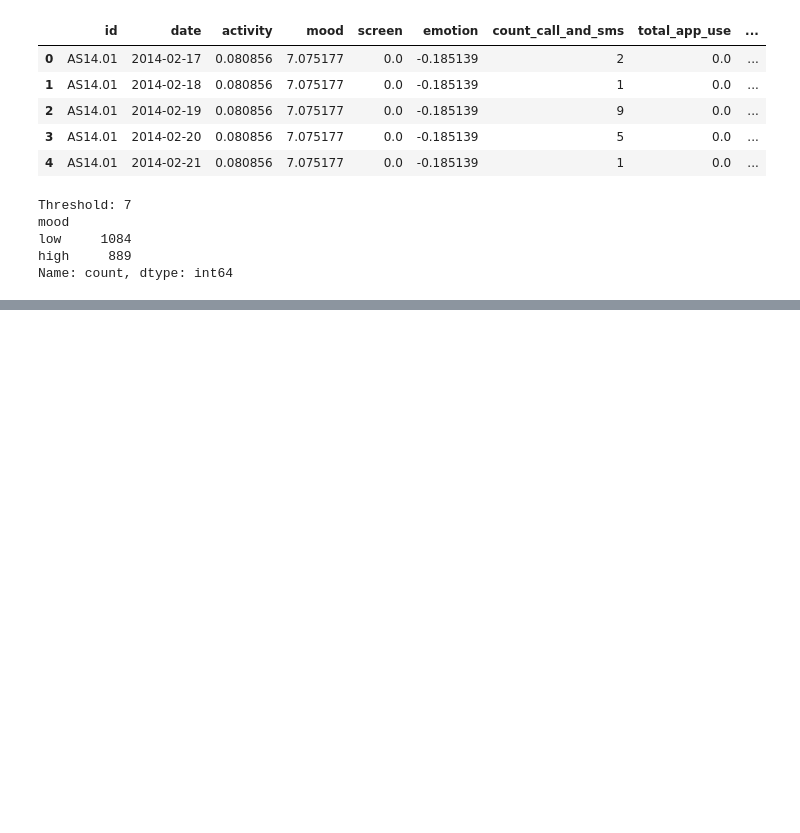
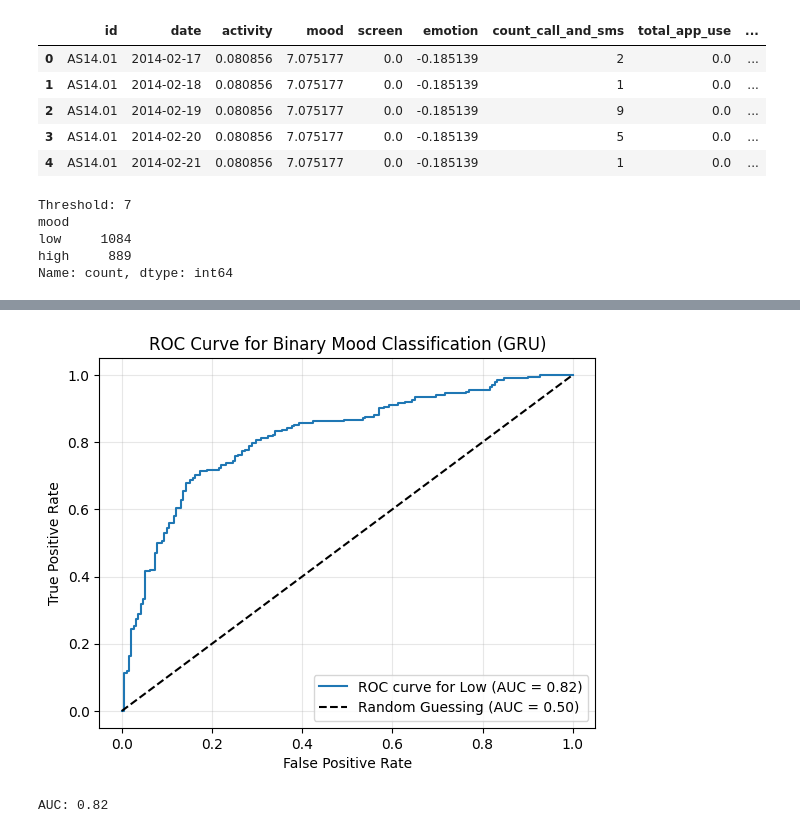
Before and after one commit to avril-rdgz/DMT_Assignment_1, a Jupyter notebook: notebooks/classification_ts.ipynb, the cells around one changed output, grey strips where cells are left out. Saved outputs shown, nothing was run; the diff lists cells and outputs as text; code cells hidden in the pictures; blank space fills up the shorter version.

Commit message:
added roc plot

```diff
--- a/notebooks/classification_ts.ipynb
+++ b/notebooks/classification_ts.ipynb
@@ -258,0 +267,23 @@ weighted avg       0.76      0.76      0.76       381
+# %%
+from sklearn.metrics import roc_curve, auc
+
+y_prob_low = 1 - model.predict(X_test_final, verbose=0).flatten()
+fpr, tpr, _ = roc_curve(y_test, y_prob_low, pos_label=0)
+roc_auc = auc(fpr, tpr)
+
+plt.figure()
+plt.plot(fpr, tpr, label=f'ROC curve for Low (AUC = {roc_auc:.2f})')
+plt.plot([0, 1], [0, 1], 'k--', label='Random Guessing (AUC = 0.50)')
+plt.xlabel('False Positive Rate')
+plt.ylabel('True Positive Rate')
+plt.title('ROC Curve for Binary Mood Classification (GRU)')
+plt.legend(loc='lower right')
+plt.savefig('gru_roc_curve.pdf')
+plt.grid(alpha=0.3)
+plt.savefig('gru_roc_curve.pdf')
+plt.show()
+
+print(f"AUC: {roc_auc:.2f}")
+# %% [output]
+[figure, added]
+AUC: 0.82
```
Also changed, not shown: parts of 4 cells of this notebook.
